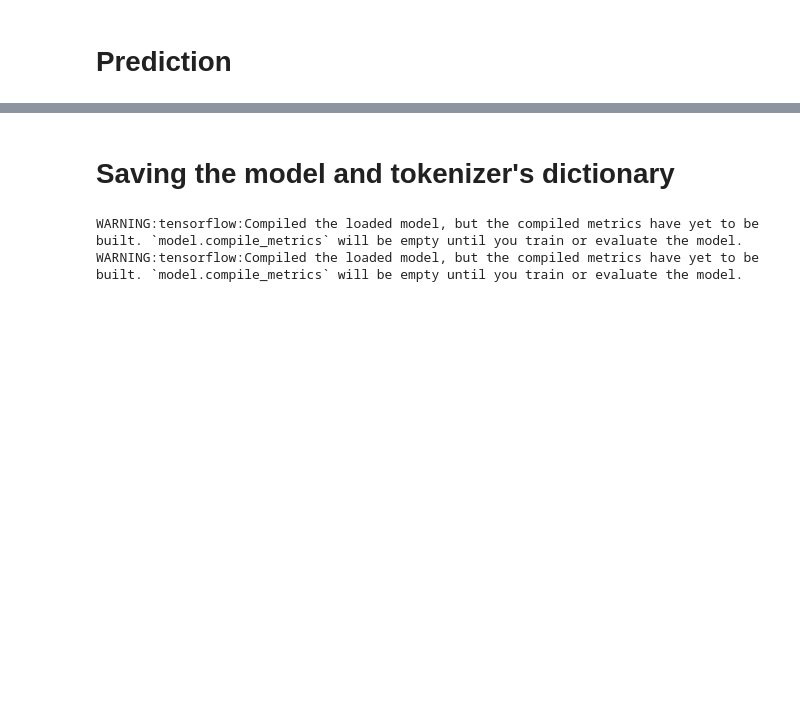
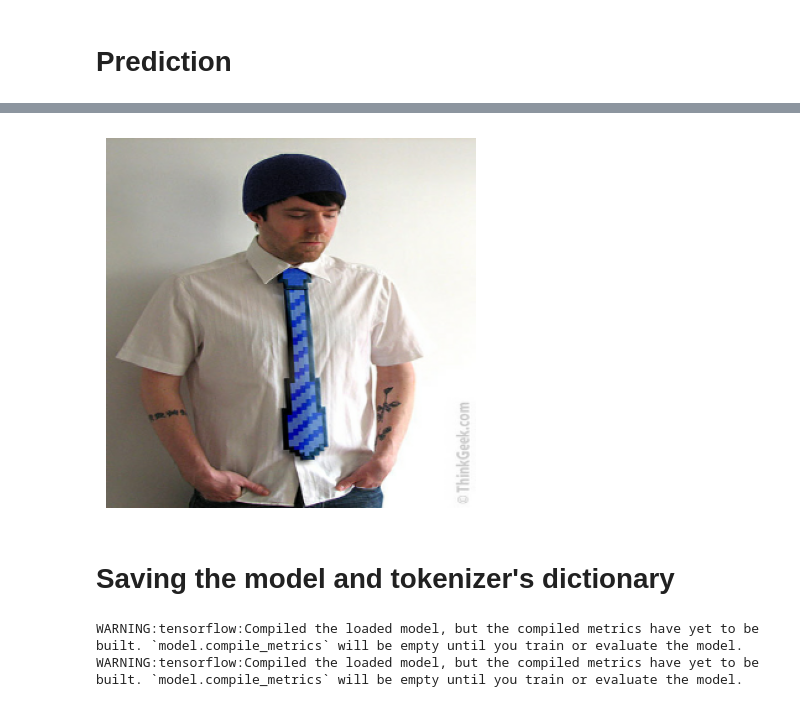
Before and after one commit to xiaodanlu/Deep-Learning-Project-Image-captioning, a Jupyter notebook: code/data_processing.ipynb, the cells around one changed output, grey strips where cells are left out. Cells and saved outputs as stored; diff of their text form; code cells hidden in the pictures; blank space fills up the shorter version.

```diff
--- a/code/data_processing.ipynb
+++ b/code/data_processing.ipynb
@@ -543 +576,6 @@ The generated caption:
 [figure]
+# %%
+print("The true caption:", test_df["caption"][38])
+print("The generated caption:")
+caption_image(test_df["image"][38])
+# %% [output]
@@ -544,3 +596,4 @@ The generated caption:
+[figure, added]
 # %% [markdown]
 # Saving the model and tokenizer's dictionary
 # %%
```
Also changed, not shown: parts of 14 cells of this notebook.
